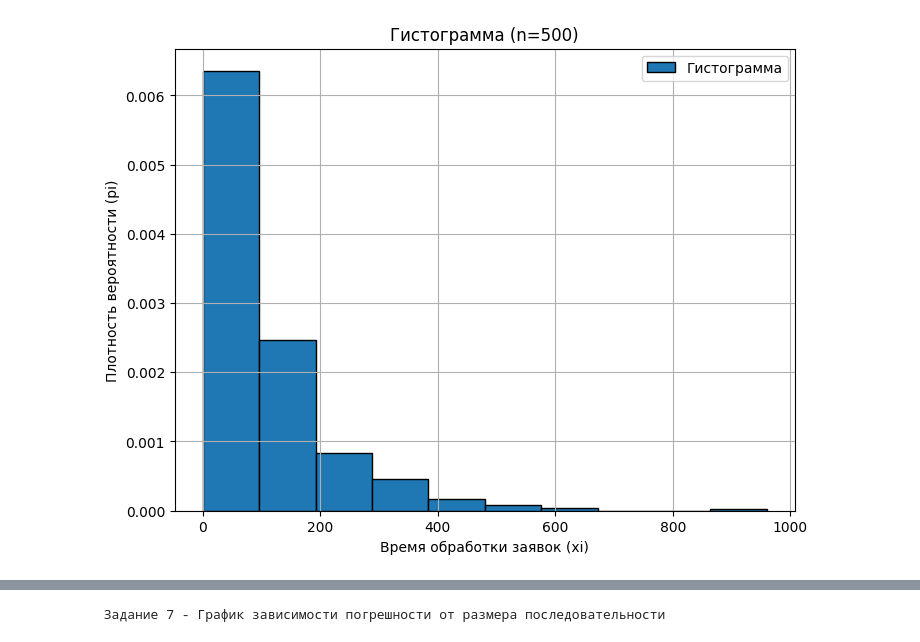
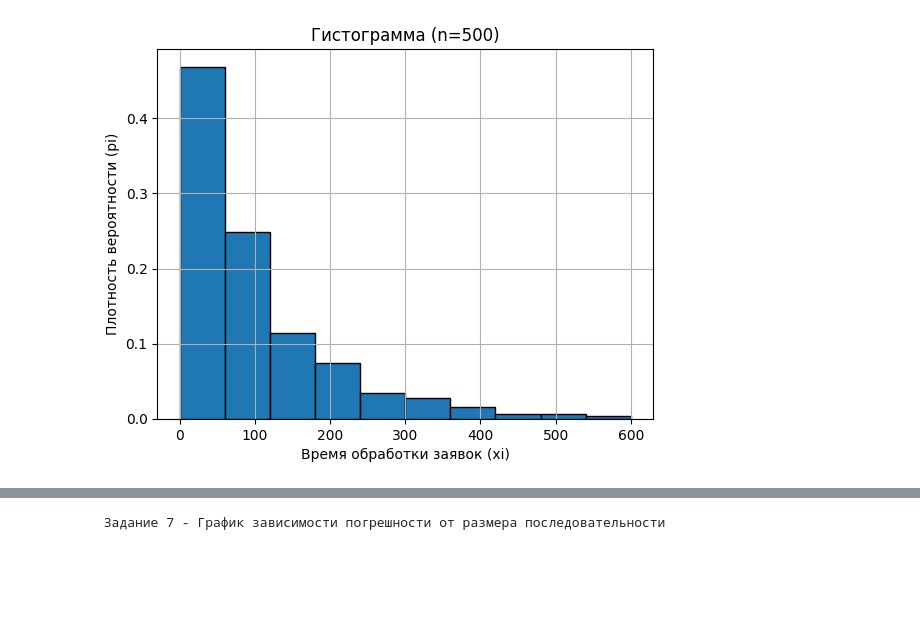
Before and after one commit to roman9234/Statistics____university-homework, a Jupyter notebook: prakt_8/8_1_NEW.ipynb, the cells around one changed output, grey strips where cells are left out. Saved outputs shown, nothing was run; the diff lists cells and outputs as text; code cells hidden in the pictures; blank space fills up the shorter version.

```diff
--- a/prakt_8/8_1_NEW.ipynb
+++ b/prakt_8/8_1_NEW.ipynb
@@ -13,12 +13,15 @@ def generate_exponential_data(n, lambda_val):
     lambda_val - интенсивность (или скорость) экспоненциального распределения. Чем больше значение lambda_val, тем быстрее убывает функция плотности вероятности
     """
 
-    # uniform(0, 1, n) - генерирует массив из n случайных чисел, равномерно распределенных в диапазоне от 0 до 1
+    # uniform(0, 1, n) - генерирует массив из n случайных чисел, равномерного распределения на интервале [0, 1)
+    # 1 - uniform(0, 1, n) - (0, 1]
 
     # np.log(...) -  применяется натуральный логарифм к каждому элементу массива. Логарифм используется для преобразования равномерного распределения в экспоненциальное
 
     # / lambda_val - мы делим результат на lambda_val, чтобы отмасштабировать сгенерированные данные в соответствии с интенсивностью экспоненциального распределения
-    return -np.log(1 - np.random.uniform(0, 1, n)) / lambda_val
+    _data = -np.log(1 - np.random.uniform(0, 1, n)) / lambda_val
+    filtered_arr = _data[_data <= 600]
+    return filtered_arr
 
 # Функции вычисление линейных коэффициентов корреляции
 def get_b0(_x_values, _y_values):
@@ -43,15 +46,31 @@ def get_b1(_x_values, _y_values):
 
 
 
-def get_histogram_data(_data, bins=10):
-    # _data - список чисел, для которых нужно построить гистограмму
-    # bins - количество интервалов на которые будут разбиты данные
+def relative_frequencies(numbers: [int], min, max, bins):
+    frequencies = []
+    area = (max - min) / bins
+    area_borders = [area * i for i in range(bins + 1)]
+    counter = 0
+    summ = 0
+    for i in range(bins):
+        for j in numbers:
+            if area_borders[i] <= j < area_borders[i+1]:
+                counter += 1
+                summ += j
+        # if counter == 0:
+        #     counter += 0.1
+        #     print("sdfsdfsdf")
+        # frequencies.append(counter/(len(numbers) * area))
+        frequencies.append(counter/(len(numbers)))
+        counter = 0
 
-    # np.histogram для вычисления гистограммы. density=True означает, что функция будет возвращать вероятностную плотность, а не абсолютные частоты
-    hist, edges = np.histogram(_data, bins=bins, density=True)
-    # Получаем центры интервалов:
-    _centers = (edges[:-1] + edges[1:]) / 2
-    return _centers, hist
+    # Задние 2
+    area_centers = [i + area/2 for i in area_borders[: -1]]
+    plt.show()
+    S_gist = sum([i for i in frequencies])
+    print("Площадь гистограммы: ", S_gist)
+
+    return frequencies, area, area_centers
 
 
 # Функция для построения экспоненциальной аппроксимации
@@ -67,6 +86,18 @@ def plot_exponential_approximation(_t, _A, _b1):
 
 
 
+
+# Показательный закон:
+# F(t) = A * e^(-b1*t)
+# t  — случайная величина (например, время ожидания),
+# b1 = λ > 0  — параметр интенсивности (обратная величина среднего времени ожидания).
+
+# Математическое ожидание:  M = 1/λ
+# Дисперсия D = 1/λ²
+
+# ln(F(f)) = b0 - b1*t
+
+# b1 - интенсивность величины случайного потока
 
 
 
@@ -85,15 +116,7 @@ for n in n_values:
     #     print(float(x))
 
     # Задание 2 - Построение гистограммы
-    centers, densities = get_histogram_data(data, bins=10)
-    plt.figure(figsize=(8, 6))
-    plt.bar(
-        centers,
-        densities,
-        width=centers[1] - centers[0],
-        edgecolor="black",
-        label="Гистограмма",
-    )
+    densities, area, centers = relative_frequencies(data, bins=10, min=0, max=600)
 
     print("\nЗадание 3 - Получение координат опорных точек")
     # Задание 3 - Получение координат опорных точек
@@ -109,18 +132,8 @@ for n in n_values:
     # Логорифм:
 
     x_values = centers
-    y_values = []
-    for i in range(len(densities)):
+    y_values = [math.log(y) if y > 0 else math.log(0.00001) for y in densities]
 
-        try:
-            y_values.append(math.log(densities[i]))
-        except:
-            # y_values.append(0)
-            y_values.append(min(y_values))
-
-
-
-    # y_values = np.log(densities)
     b0 = get_b0(x_values, y_values)
     b1 = get_b1(x_values, y_values)
     print(f"Коэффициенты линейной регрессии: b0 = {b0:.5f}, b1 = {b1:.5f}")
@@ -135,10 +148,11 @@ for n in n_values:
 
     print("\nЗадание 5 - Построение графика плотности обработки потсупающих программ от времени")
     # Задание 5 - Построение графика плотности обработки потсупающих программ
+    plt.bar(centers, densities, area, edgecolor="k")
     plt.xlabel("Время обработки заявок (xi)")
     plt.ylabel("Плотность вероятности (pi)")
     plt.title(f"Гистограмма (n={n})")
-    plt.legend()
+    # plt.legend()
     plt.grid()
     plt.show()
 
@@ -150,17 +164,17 @@ for n in n_values:
     plot_exponential_approximation(t, A, -b1)
     plt.scatter(centers, densities, color="blue", label="Опорные точки")
     plt.xlabel("Времена обработки заявок")
-    plt.ylabel("ПЛотность распределения случайной величины")
+    plt.ylabel("Плотность распределения случайной величины")
     plt.grid()
+    plt.title("Плотность распределения случайной величины в зависимости от времени обработки заявок в исходных координатах")
     plt.legend()
-    plt.title("Плотность распределения случайной величины в зависимости от времени обработки заявок в исходных координатах")
     plt.show()
 
 
 
 print("\n Задание 7 - График зависимости погрешности от размера последовательности")
 # Задание 7 - График зависимости погрешности от размера последовательности
-# plt.figure(figsize=(8, 6))
+plt.figure(figsize=(8, 6))
 plt.plot(n_values, errors, marker="o", linestyle="-", color="blue")
 plt.xlabel("Размер последовательности (n)")
 plt.ylabel("Погрешность")
@@ -234,3 +239,3 @@ x: 911.64, y: 0.00002
 
 Задание 5 - Построение графика плотности обработки потсупающих программ от времени
-[figure, old version]
+[figure, new version]
```
Also changed, not shown: parts of 1 cell of this notebook, 13 other files.
